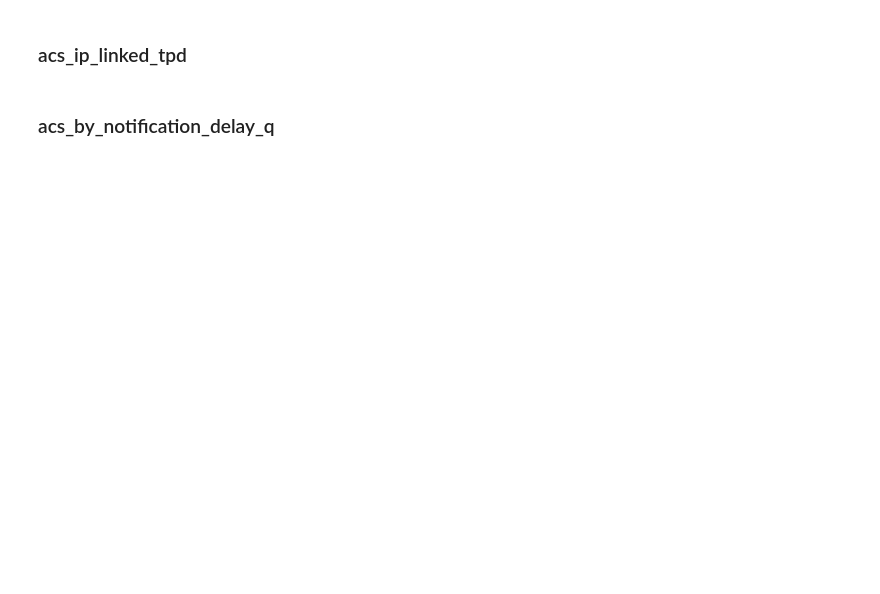
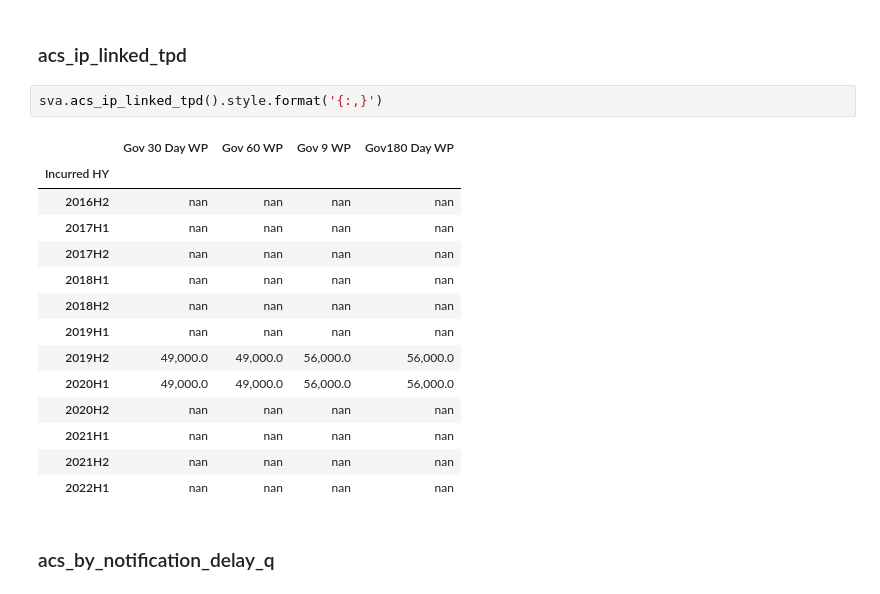
Before and after one commit to wheatfields/Q, a Jupyter notebook: sva_documentation.ipynb, the cells around one changed output. Saved outputs shown, nothing was run; the diff lists cells and outputs as text; blank space fills up the shorter version.

```diff
--- a/sva_documentation.ipynb
+++ b/sva_documentation.ipynb
@@ -315,4 +413,21 @@ sva.decline_rate().style.format('{:,.2%}')
 # %% [markdown]
 ### acs_ip_linked_tpd
+# %%
+sva.acs_ip_linked_tpd().style.format('{:,}')
+# %% [output]
+|  | Gov 30 Day WP | Gov 60 WP | Gov 9 WP | Gov180 Day WP |
+| Incurred HY |  |  |  |  |
+| 2016H2 | nan | nan | nan | nan |
+| 2017H1 | nan | nan | nan | nan |
+| 2017H2 | nan | nan | nan | nan |
+| 2018H1 | nan | nan | nan | nan |
+| 2018H2 | nan | nan | nan | nan |
+| 2019H1 | nan | nan | nan | nan |
+| 2019H2 | 49,000.0 | 49,000.0 | 56,000.0 | 56,000.0 |
+| 2020H1 | 49,000.0 | 49,000.0 | 56,000.0 | 56,000.0 |
+| 2020H2 | nan | nan | nan | nan |
+| 2021H1 | nan | nan | nan | nan |
+| 2021H2 | nan | nan | nan | nan |
+| 2022H1 | nan | nan | nan | nan |
 # %% [markdown]
 ### acs_by_notification_delay_q
```
Also changed, not shown: parts of 18 cells of this notebook, 2 other files.
